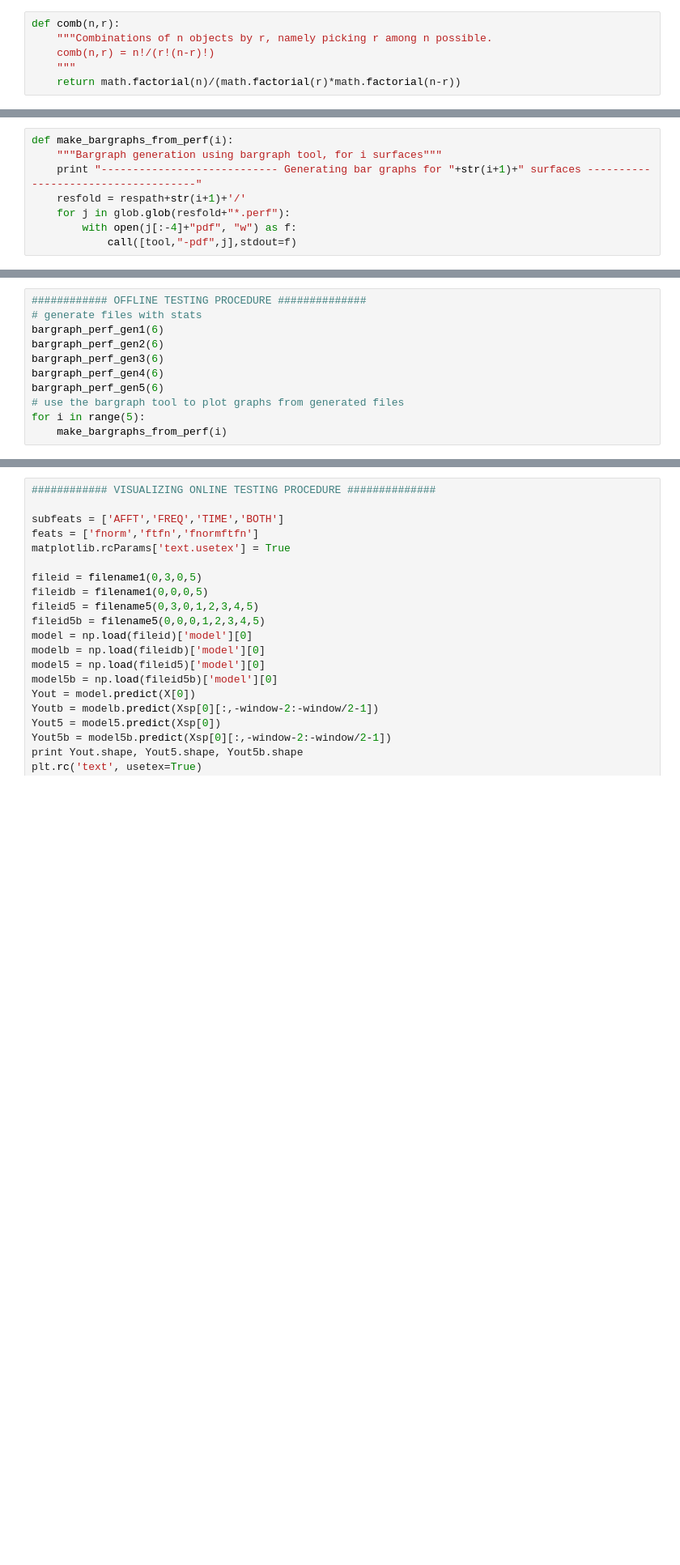
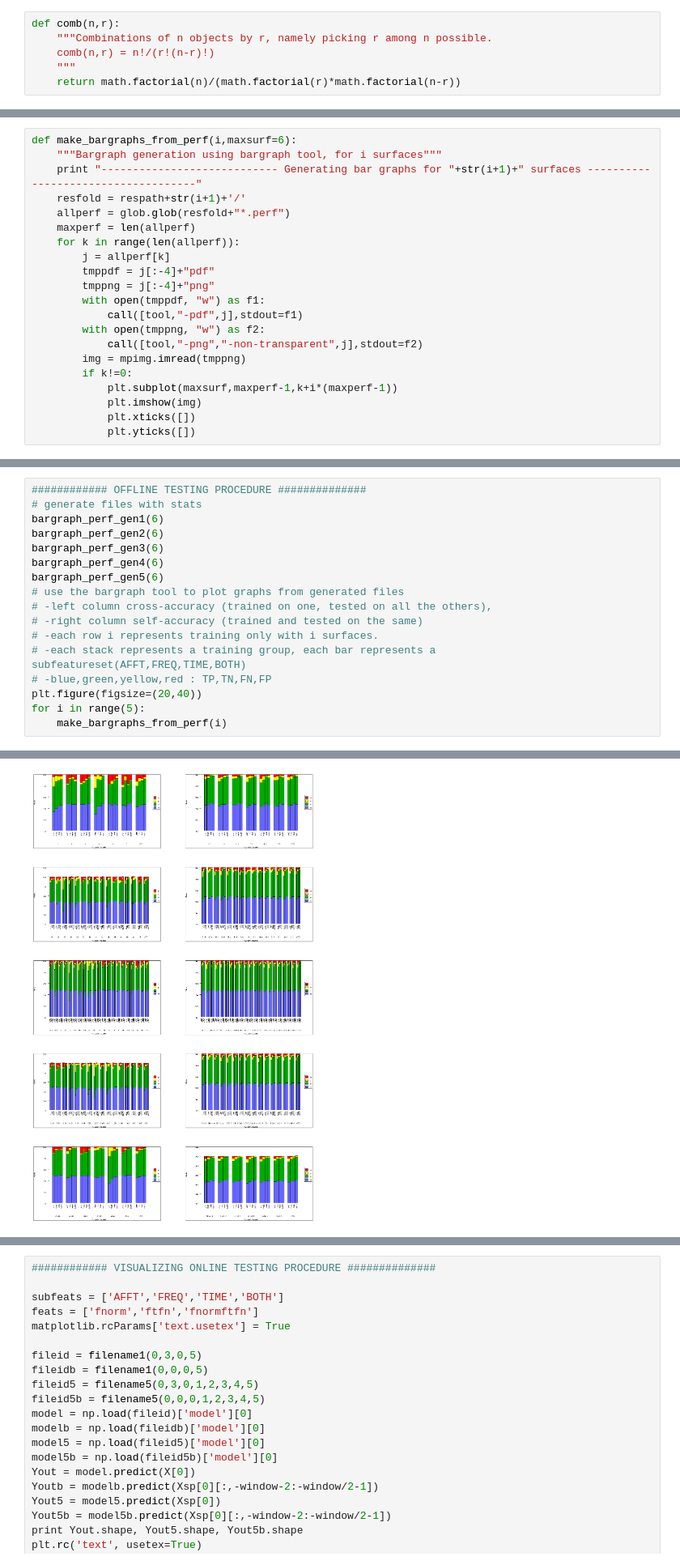
Before and after one commit to jagrio/MachineLearningSlippage, a Jupyter notebook: MLslippagesrc/MLslippage/ml_training.ipynb, the cells around one changed output, grey strips where cells are left out. Shown: that part at 81% size. Saved outputs shown, nothing was run; the diff lists cells and outputs as text; blank space fills up the shorter version.

```diff
--- a/MLslippagesrc/MLslippage/ml_training.ipynb
+++ b/MLslippagesrc/MLslippage/ml_training.ipynb
@@ -1882,13 +1899,26 @@ ylabel=Metrics
         out1.close()
         out2.close()
 # %%
-def make_bargraphs_from_perf(i):
+def make_bargraphs_from_perf(i,maxsurf=6):
     """Bargraph generation using bargraph tool, for i surfaces"""
     print "---------------------------- Generating bar graphs for "+str(i+1)+" surfaces ------------------------------------"
     resfold = respath+str(i+1)+'/'
-    for j in glob.glob(resfold+"*.perf"):
-        with open(j[:-4]+"pdf", "w") as f:
-            call([tool,"-pdf",j],stdout=f)
+    allperf = glob.glob(resfold+"*.perf")
+    maxperf = len(allperf)
+    for k in range(len(allperf)):
+        j = allperf[k]
+        tmppdf = j[:-4]+"pdf"
+        tmppng = j[:-4]+"png"
+        with open(tmppdf, "w") as f1:
+            call([tool,"-pdf",j],stdout=f1)
+        with open(tmppng, "w") as f2:
+            call([tool,"-png","-non-transparent",j],stdout=f2)
+        img = mpimg.imread(tmppng)
+        if k!=0:
+            plt.subplot(maxsurf,maxperf-1,k+i*(maxperf-1))
+            plt.imshow(img)
+            plt.xticks([])
+            plt.yticks([])
 # %%
 ############ TRAINING PROCEDURE ##############
 # necessary steps before training
@@ -1926,25 +1956,32 @@ features:  (72,) , labels:  (72,)
 # %%
 ############ OFFLINE TESTING PROCEDURE ##############
 # generate files with stats
 bargraph_perf_gen1(6)
 bargraph_perf_gen2(6)
 bargraph_perf_gen3(6)
 bargraph_perf_gen4(6)
 bargraph_perf_gen5(6)
 # use the bargraph tool to plot graphs from generated files
+# -left column cross-accuracy (trained on one, tested on all the others),
+# -right column self-accuracy (trained and tested on the same)
+# -each row i represents training only with i surfaces.
+# -each stack represents a training group, each bar represents a subfeatureset(AFFT,FREQ,TIME,BOTH)
+# -blue,green,yellow,red : TP,TN,FN,FP
+plt.figure(figsize=(20,40))
 for i in range(5):
     make_bargraphs_from_perf(i)
 # %% [output]
 ---------------------------- Generating perf files for 1 surface -------------------------------------
 ---------------------------- Generating perf files for 2 surfaces ------------------------------------
 ---------------------------- Generating perf files for 3 surfaces ------------------------------------
 ---------------------------- Generating perf files for 4 surfaces ------------------------------------
 ---------------------------- Generating perf files for 5 surfaces ------------------------------------
 ---------------------------- Generating bar graphs for 1 surfaces ------------------------------------
 ---------------------------- Generating bar graphs for 2 surfaces ------------------------------------
 ---------------------------- Generating bar graphs for 3 surfaces ------------------------------------
 ---------------------------- Generating bar graphs for 4 surfaces ------------------------------------
 ---------------------------- Generating bar graphs for 5 surfaces ------------------------------------
+[figure, added]
 # %%
 ############ ONLINE TESTING PROCEDURE ##############
 # same necessary steps as in training
```
Also changed, not shown: parts of 11 cells of this notebook, 3 other files.
